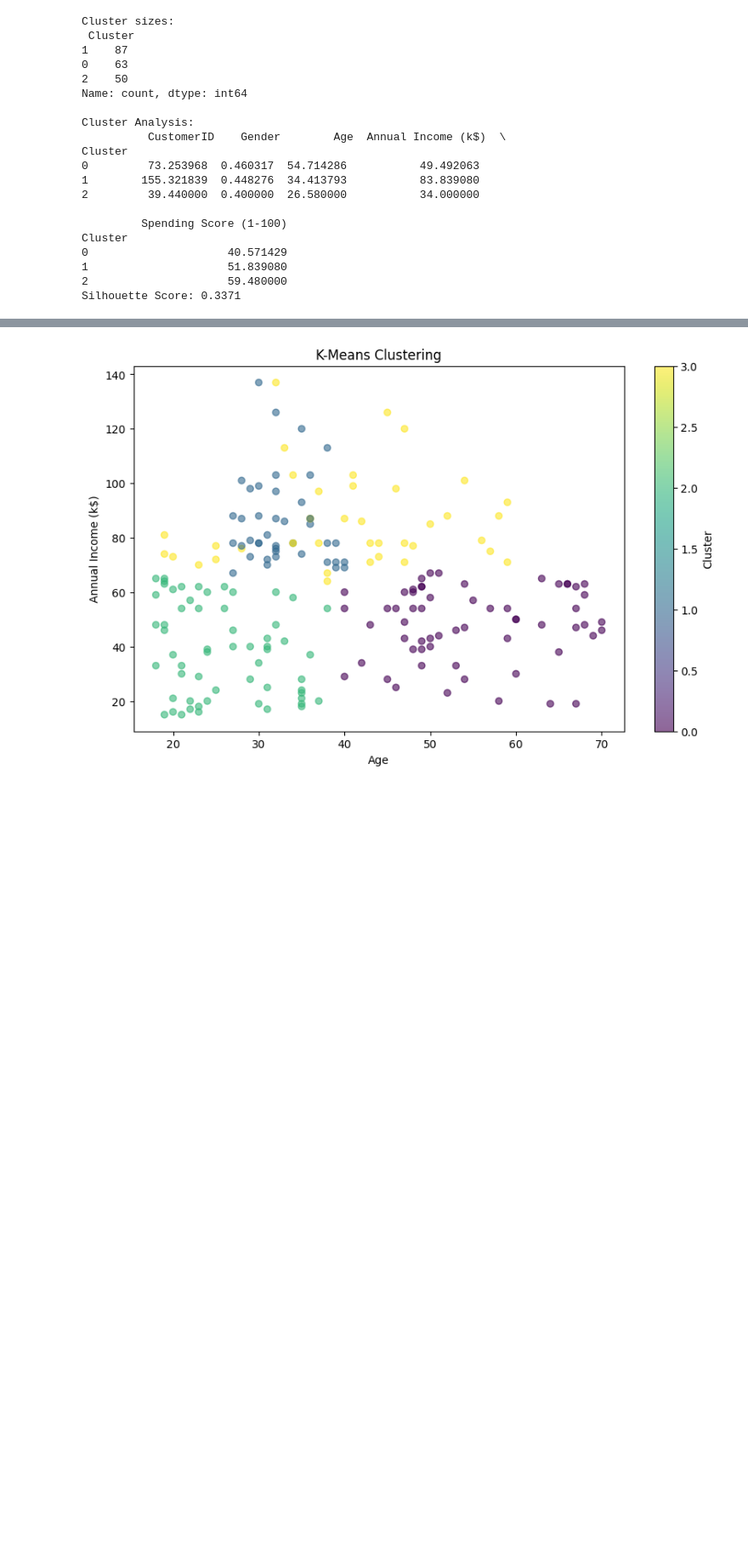
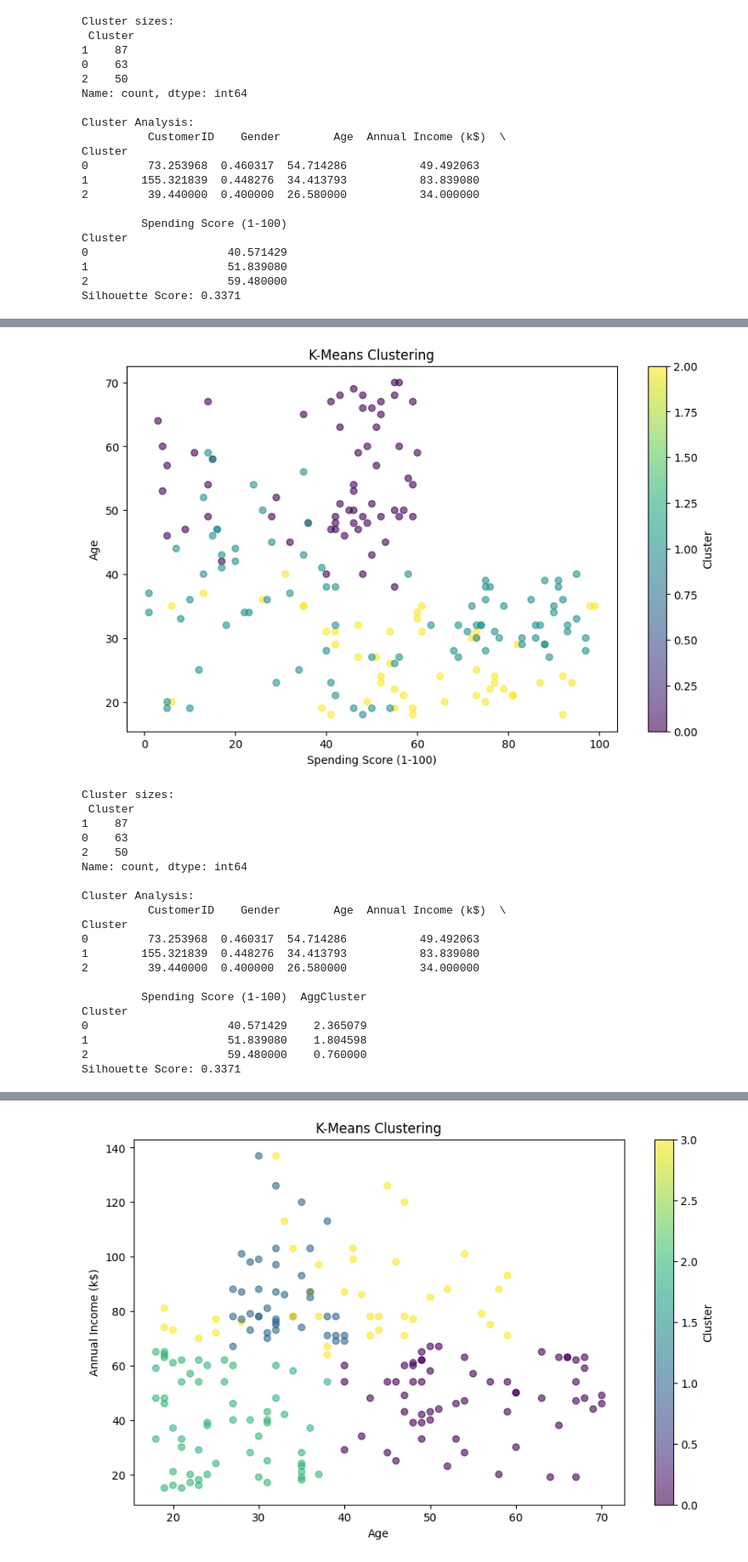
Before and after one commit to derekbomfimprates/CustomerSegmentation, a Jupyter notebook: MallCustomerSegmentationUnsupervisedML.ipynb, the cells around one changed output, grey strips where cells are left out. Shown at 85% size. Drawn from its saved outputs; the diff is of its cells as text; code cells hidden in the pictures; blank space fills up the shorter version.

```diff
--- a/MallCustomerSegmentationUnsupervisedML.ipynb
+++ b/MallCustomerSegmentationUnsupervisedML.ipynb
@@ -428,0 +586,53 @@ Silhouette Score: 0.3371
+# %%
+### K-Means Clustering ###
+# Set the number of clusters
+optimal_k = 3
+
+# Fit the K-Means model on the scaled data
+kmeans = KMeans(n_clusters=optimal_k, random_state=42)
+kmeans.fit(X_std)
+
+# Add the cluster labels to the original DataFrame
+df['Cluster'] = kmeans.labels_
+
+# Visualize the clusters using Age and Annual Income (original unscaled features for interpretation)
+plt.figure(figsize=(10, 6))
+plt.scatter(df['Spending Score (1-100)'], df['Age'], c=df['Cluster'], cmap='viridis', alpha=0.6)
+plt.title('K-Means Clustering')
+plt.xlabel('Spending Score (1-100)')
+plt.ylabel('Age')
+plt.colorbar(label='Cluster')
+plt.show()
+
+# Display the size of each cluster
+print("Cluster sizes:\n", df['Cluster'].value_counts())
+
+# Group the data by clusters and calculate the mean of each feature
+cluster_analysis = df.groupby('Cluster').mean()
+print("\nCluster Analysis:\n", cluster_analysis)
+
+# Compute Silhouette Score on the same standardized data used for clustering (X_std)
+sil_score = silhouette_score(X_std, kmeans.labels_)
+print(f'Silhouette Score: {sil_score:.4f}')
+# %% [output]
+[figure, added]
+Cluster sizes:
+ Cluster
+1    87
+0    63
+2    50
+Name: count, dtype: int64
+
+Cluster Analysis:
+          CustomerID    Gender        Age  Annual Income (k$)  \
+Cluster
+0         73.253968  0.460317  54.714286           49.492063
+1        155.321839  0.448276  34.413793           83.839080
+2         39.440000  0.400000  26.580000           34.000000
+
+         Spending Score (1-100)  AggCluster
+Cluster
+0                     40.571429    2.365079
+1                     51.839080    1.804598
+2                     59.480000    0.760000
+Silhouette Score: 0.3371
```
Also changed, not shown: parts of 15 cells of this notebook.
